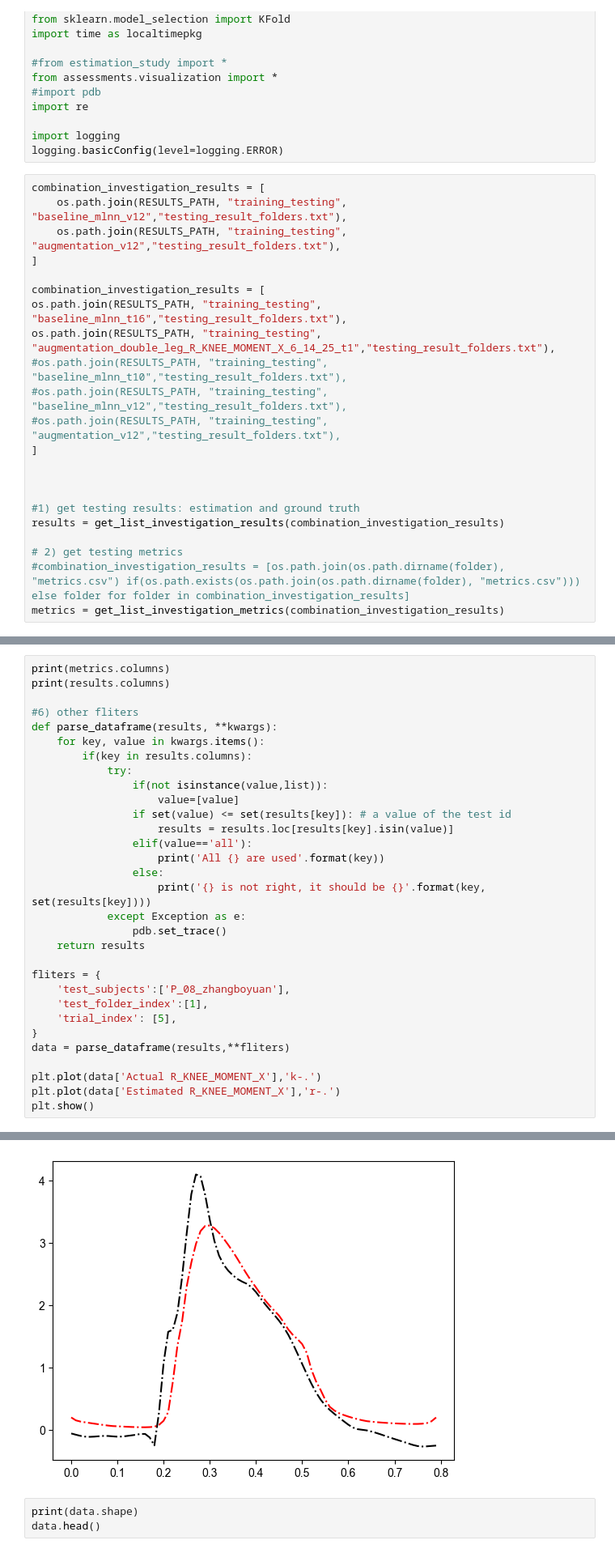
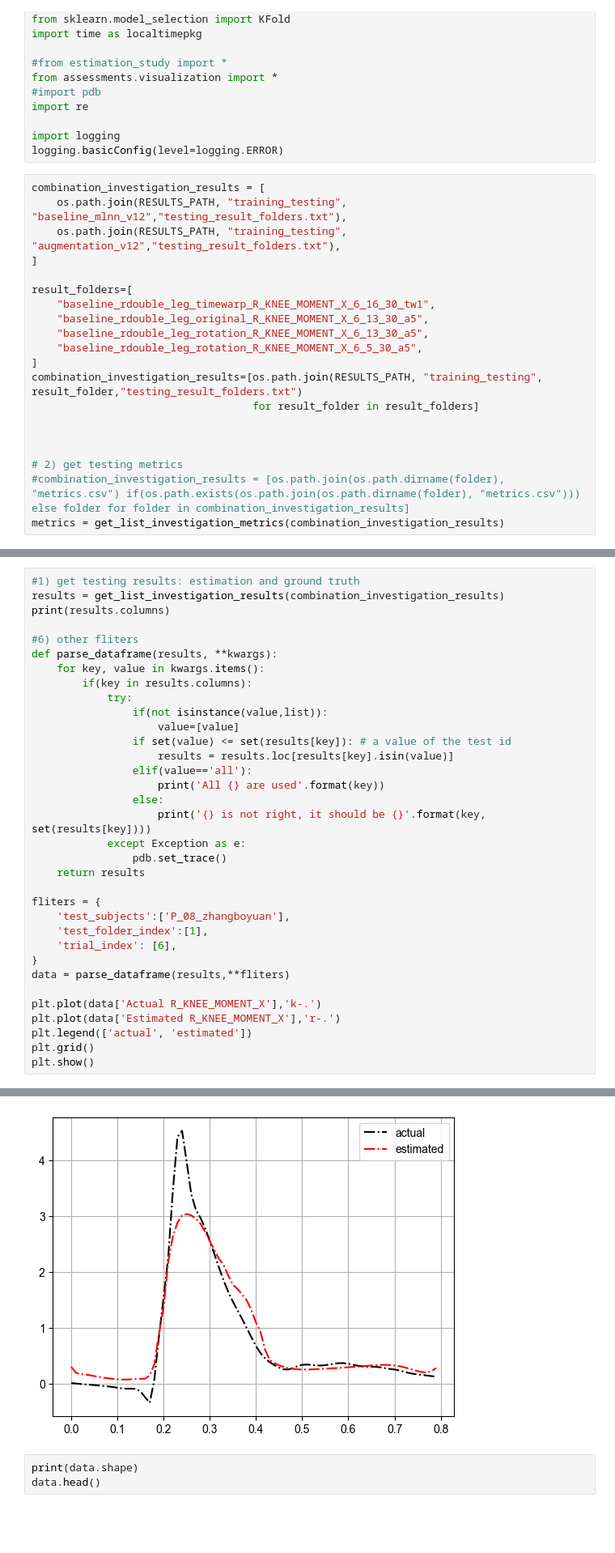
Before and after one commit to sunzhon/transfer_learning_for_droplanding, a Jupyter notebook: jupyter-lab/P6_figure_results_v2.ipynb, the cells around one changed output, grey strips where cells are left out. Shown at 81% size. Drawn from its saved outputs; the diff is of its cells as text; blank space fills up the shorter version.

```diff
--- a/jupyter-lab/P6_figure_results_v2.ipynb
+++ b/jupyter-lab/P6_figure_results_v2.ipynb
@@ -38,18 +38,16 @@ combination_investigation_results = [
     os.path.join(RESULTS_PATH, "training_testing", "augmentation_v12","testing_result_folders.txt"),
 ]
 
-combination_investigation_results = [
-os.path.join(RESULTS_PATH, "training_testing", "baseline_mlnn_t16","testing_result_folders.txt"),
-os.path.join(RESULTS_PATH, "training_testing", "augmentation_double_leg_R_KNEE_MOMENT_X_6_14_25_t1","testing_result_folders.txt"),
-#os.path.join(RESULTS_PATH, "training_testing", "baseline_mlnn_t10","testing_result_folders.txt"),
-#os.path.join(RESULTS_PATH, "training_testing", "baseline_mlnn_v12","testing_result_folders.txt"),
-#os.path.join(RESULTS_PATH, "training_testing", "augmentation_v12","testing_result_folders.txt"),
+result_folders=[
+    "baseline_rdouble_leg_timewarp_R_KNEE_MOMENT_X_6_16_30_tw1",
+    "baseline_rdouble_leg_original_R_KNEE_MOMENT_X_6_13_30_a5",
+    "baseline_rdouble_leg_rotation_R_KNEE_MOMENT_X_6_13_30_a5",
+    "baseline_rdouble_leg_rotation_R_KNEE_MOMENT_X_6_5_30_a5",
 ]
+combination_investigation_results=[os.path.join(RESULTS_PATH, "training_testing", result_folder,"testing_result_folders.txt")
+                                   for result_folder in result_folders]
 
 
-
-#1) get testing results: estimation and ground truth
-results = get_list_investigation_results(combination_investigation_results)
 
 # 2) get testing metrics
 #combination_investigation_results = [os.path.join(os.path.dirname(folder), "metrics.csv") if(os.path.exists(os.path.join(os.path.dirname(folder), "metrics.csv"))) else folder for folder in combination_investigation_results]
@@ -91,5 +125,6 @@ metrics.groupby(['model_selection']).mean()
 # %%
-print(metrics.columns)
+#1) get testing results: estimation and ground truth
+results = get_list_investigation_results(combination_investigation_results)
 print(results.columns)
 
 #6) other fliters
@@ -112,11 +147,13 @@ def parse_dataframe(results, **kwargs):
 fliters = {
     'test_subjects':['P_08_zhangboyuan'],
     'test_folder_index':[1],
-    'trial_index': [5],
+    'trial_index': [6],
 }
 data = parse_dataframe(results,**fliters)
 
 plt.plot(data['Actual R_KNEE_MOMENT_X'],'k-.')
 plt.plot(data['Estimated R_KNEE_MOMENT_X'],'r-.')
+plt.legend(['actual', 'estimated'])
+plt.grid()
 plt.show()
 # %% [output]
@@ -133,4 +164,4 @@ Index(['Actual R_KNEE_MOMENT_X', 'Estimated R_KNEE_MOMENT_X', 'trial_index',
-[figure, old version]
+[figure, new version]
 # %%
 print(data.shape)
 data.head()
```
Also changed, not shown: parts of 5 cells of this notebook, 7 other files.
